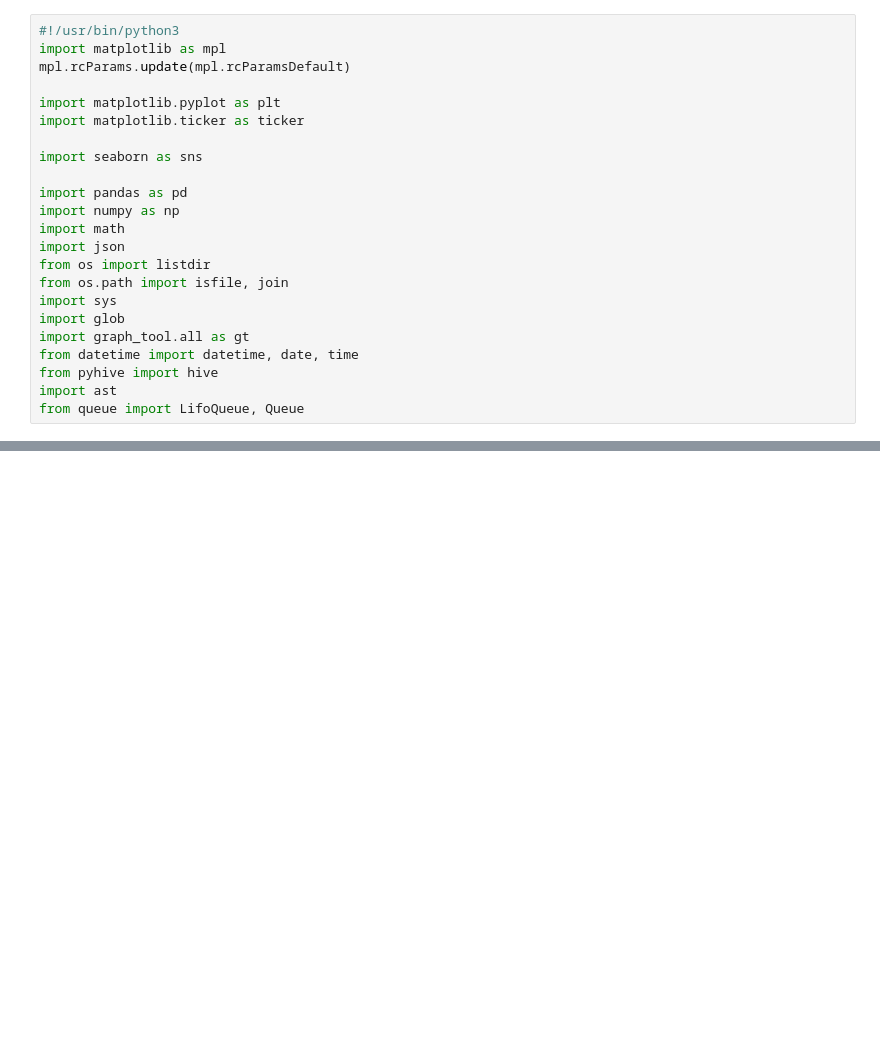
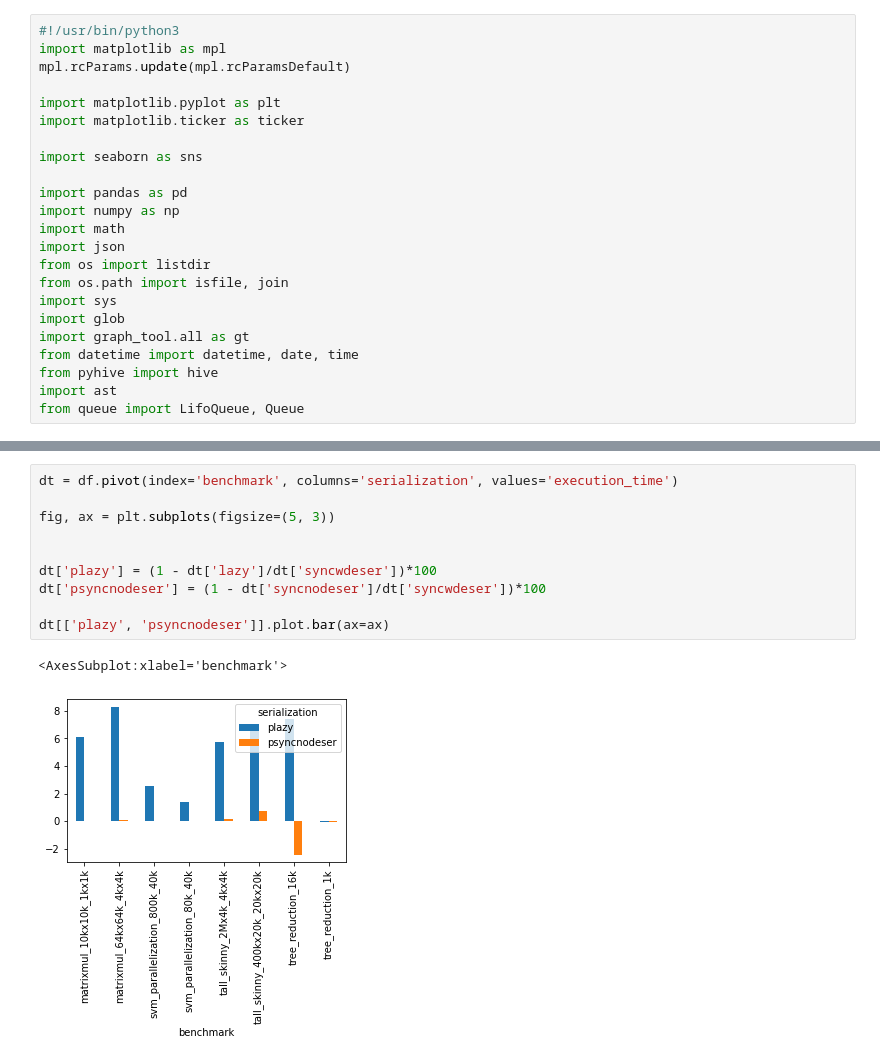
Before and after one commit to KarizCache/serverless, a Jupyter notebook: ipythons/lazy_serialization.ipynb, the cells around one changed output, grey strips where cells are left out. Drawn from its saved outputs; the diff is of its cells as text; blank space fills up the shorter version.

```diff
--- a/ipythons/lazy_serialization.ipynb
+++ b/ipythons/lazy_serialization.ipynb
@@ -57,0 +84,13 @@ plt.show()
+# %%
+dt = df.pivot(index='benchmark', columns='serialization', values='execution_time')
+
+fig, ax = plt.subplots(figsize=(5, 3))
+
+
+dt['plazy'] = (1 - dt['lazy']/dt['syncwdeser'])*100
+dt['psyncnodeser'] = (1 - dt['syncnodeser']/dt['syncwdeser'])*100
+
+dt[['plazy', 'psyncnodeser']].plot.bar(ax=ax)
+# %% [output]
+<AxesSubplot:xlabel='benchmark'>
+[figure, added]
```
Also changed, not shown: parts of 4 cells of this notebook, 9 other files.
